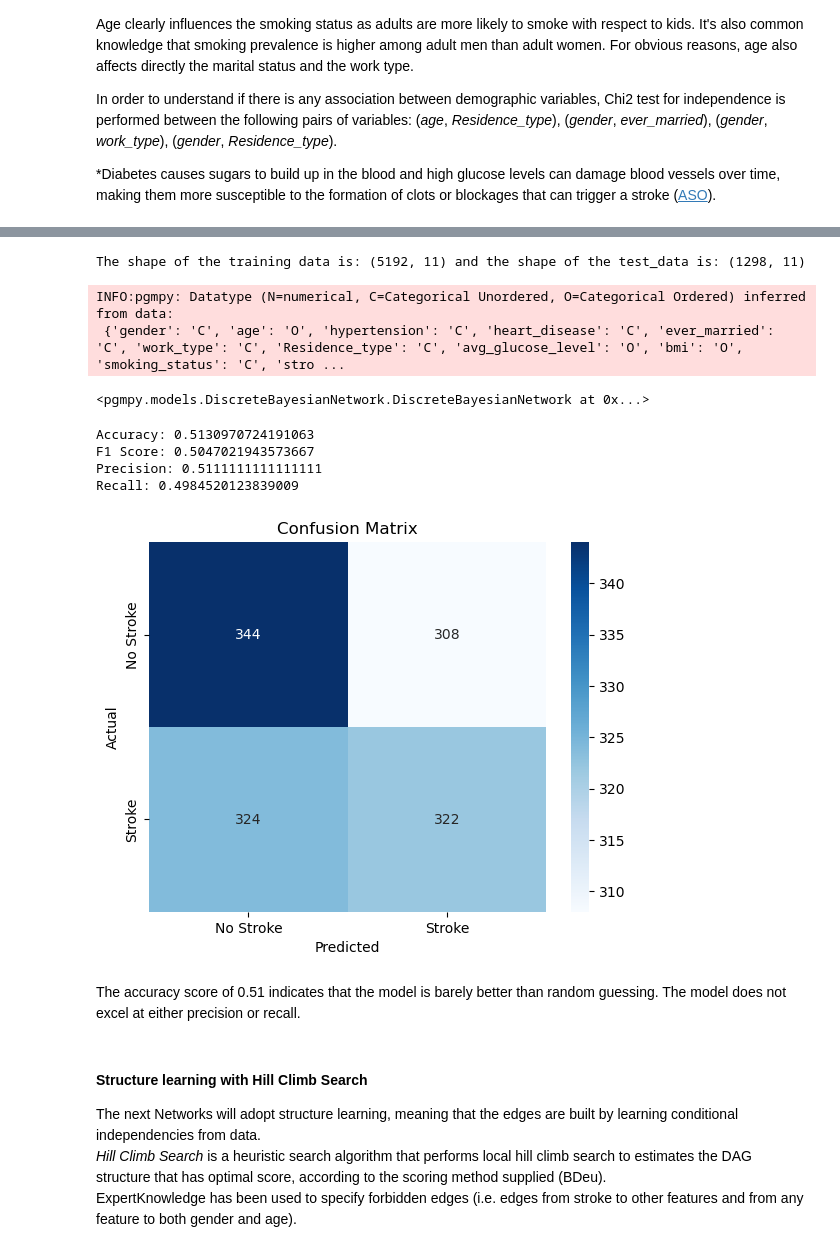
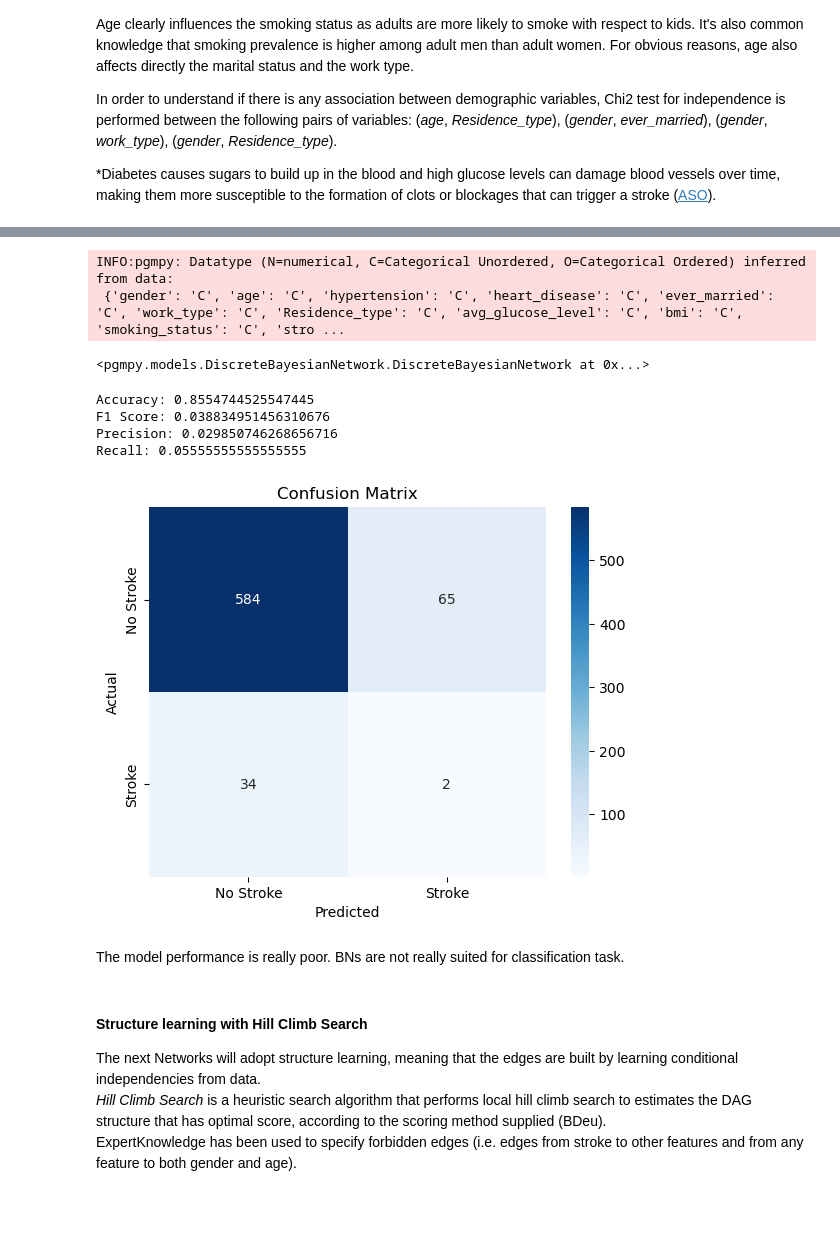
Before and after one commit to MiCar98/Interpretable-Analysis-of-Stroke-Risk-Factors, a Jupyter notebook: StrokePredictionBNs.ipynb, the cells around one changed output, grey strips where cells are left out. Drawn from its saved outputs; the diff is of its cells as text; code cells hidden in the pictures; blank space fills up the shorter version.

```diff
--- a/StrokePredictionBNs.ipynb
+++ b/StrokePredictionBNs.ipynb
@@ -390,11 +428,8 @@ The discretized numerical variables and the binary variables encoded as integers
 # %%
-# Convert binned variables to categorical
-for col in ['age', 'avg_glucose_level', 'bmi']:
-    df_binned[col] = df_binned[col].astype('category')
-
-# Convert binary variables encoded as integers to categorical
-binary_cols = ['hypertension', 'heart_disease', 'stroke']
-df_binned[binary_cols] = df_binned[binary_cols].astype('category')
+# Convert all columns to category dtype
+df_train_binned = df_train_binned.apply(lambda col: col.astype('category'))
+X_test_binned = X_test_binned.apply(lambda col: col.astype('category'))
+y_test = y_test.astype('category')
 # %% [markdown]
 ### BNs structure design
 # %% [markdown]
@@ -458,15 +493,14 @@ There is a significant association between gender and Residence_type.
 # %%
-# Rimossi: gender -> hypertension; gender -> ever_married
+# Rimossi: gender -> hypertension; gender -> ever_married; age -> Residence_type; gender -> work_type; gender -> Residence_type
 # Aggiunti: avg_glucose_level -> hypertension; smoking_status -> avg_glucose_level; gender -> Residence_type
 
-edges = [('gender', var) for var in ['Residence_type', 'work_type']]
-edges += [('age', var) for var in ['ever_married', 'work_type', 'Residence_type']]
+edges = [(var, 'stroke') for var in ['age', 'gender', 'ever_married', 'work_type', 'Residence_type', 'hypertension', 'heart_disease', 'avg_glucose_level', 'bmi', 'smoking_status']]
+edges += [('age', var) for var in ['ever_married', 'work_type']]
 edges += [(var, 'smoking_status') for var in ['age', 'gender']]
 edges += [(var, 'bmi') for var in ['age', 'gender']]
 edges += [(var, 'hypertension') for var in ['age', 'bmi', 'smoking_status', 'avg_glucose_level']]
 edges += [(var, 'heart_disease') for var in ['age', 'gender', 'hypertension', 'avg_glucose_level', 'bmi', 'smoking_status']]
 edges += [(var, 'avg_glucose_level') for var in ['age', 'gender', 'bmi', 'smoking_status']]
-edges += [(var, 'stroke') for var in ['age', 'gender', 'ever_married', 'work_type', 'Residence_type', 'hypertension', 'heart_disease', 'avg_glucose_level', 'bmi', 'smoking_status']]
 
 custom_model = DiscreteBayesianNetwork(edges)
 
@@ -488,48 +522,38 @@ Text(0.5, 1.0, 'Custom model')
-# %%
-test_ratio = 0.2
-train_data, test_data = train_test_split(df_binned, test_size=test_ratio, random_state=42)
-print(f"The shape of the training data is: {train_data.shape} and the shape of the test_data is: {test_data.shape}")
-# %% [output]
-The shape of the training data is: (5192, 11) and the shape of the test_data is: (1298, 11)
 # %%
-custom_model.fit(train_data, estimator=BayesianEstimator, prior_type="BDeu")
+custom_model.fit(df_train_binned, estimator=BayesianEstimator, prior_type="BDeu")
 # %% [output]
 INFO:pgmpy: Datatype (N=numerical, C=Categorical Unordered, O=Categorical Ordered) inferred from data:
- {'gender': 'C', 'age': 'O', 'hypertension': 'C', 'heart_disease': 'C', 'ever_married': 'C', 'work_type': 'C', 'Residence_type': 'C', 'avg_glucose_level': 'O', 'bmi': 'O', 'smoking_status': 'C', 'stro ...
+ {'gender': 'C', 'age': 'C', 'hypertension': 'C', 'heart_disease': 'C', 'ever_married': 'C', 'work_type': 'C', 'Residence_type': 'C', 'avg_glucose_level': 'C', 'bmi': 'C', 'smoking_status': 'C', 'stro ...
 <pgmpy.models.DiscreteBayesianNetwork.DiscreteBayesianNetwork at 0x...>
 # %%
-predict_data = test_data.drop(columns = ['stroke'])
-
-label_prediction = test_data['stroke']
-
-data_pred = custom_model.predict(predict_data)
+data_pred = custom_model.predict(X_test_binned)
 y_pred = data_pred['stroke']
 # %%
 accuracy, f1, prec, rec = (
-    accuracy_score(label_prediction, y_pred),
-    f1_score(label_prediction, y_pred),
-    precision_score(label_prediction, y_pred),
-    recall_score(label_prediction, y_pred)
+    accuracy_score(y_test, y_pred),
+    f1_score(y_test, y_pred),
+    precision_score(y_test, y_pred),
+    recall_score(y_test, y_pred)
 )
 print("Accuracy:", accuracy)
 print("F1 Score:", f1)
 print("Precision:", prec)
 print("Recall:", rec)
 
-confusion = confusion_matrix(label_prediction, y_pred)
+confusion = confusion_matrix(y_test, y_pred)
 sns.heatmap(confusion, annot=True, fmt='d', cmap='Blues', xticklabels=['No Stroke', 'Stroke'], yticklabels=['No Stroke', 'Stroke'])
 plt.xlabel('Predicted')
 plt.ylabel('Actual')
 plt.title('Confusion Matrix')
 plt.show()
 # %% [output]
-Accuracy: 0.5130970724191063
-F1 Score: 0.5047021943573667
-Precision: 0.5111111111111111
-Recall: 0.4984520123839009
+Accuracy: 0.8554744525547445
+F1 Score: 0.038834951456310676
+Precision: 0.029850746268656716
+Recall: 0.05555555555555555
-[figure, old version]
+[figure, new version]
 # %% [markdown]
-The accuracy score of 0.51 indicates that the model is barely better than random guessing. The model does not excel at either precision or recall.
+The model performance is really poor. BNs are not really suited for classification task.
 # %% [markdown]
 #### Structure learning with Hill Climb Search
 The next Networks will adopt structure learning, meaning that the edges are built by learning conditional independencies from data.
```
Also changed, not shown: parts of 42 cells of this notebook, 1 other file.
